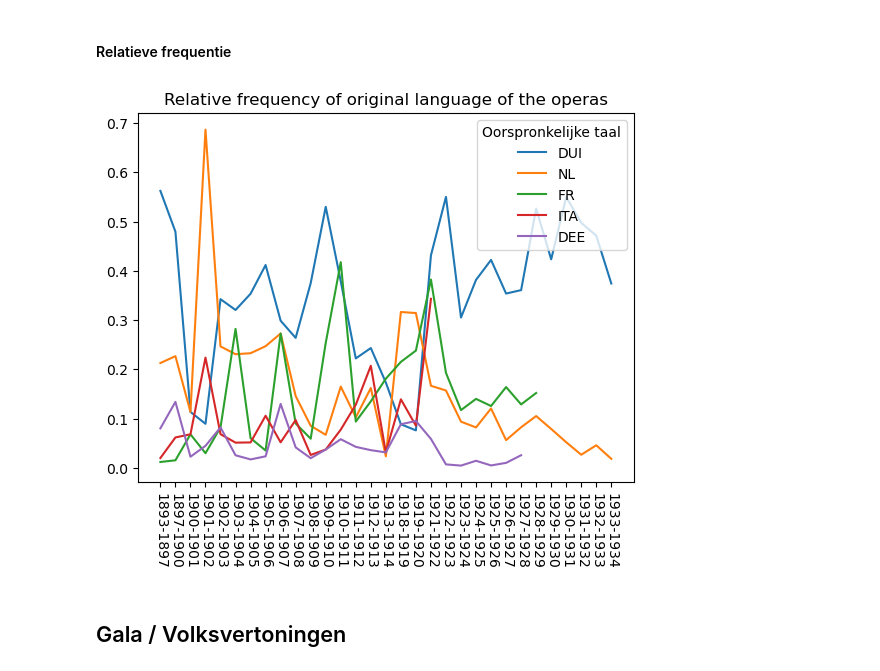
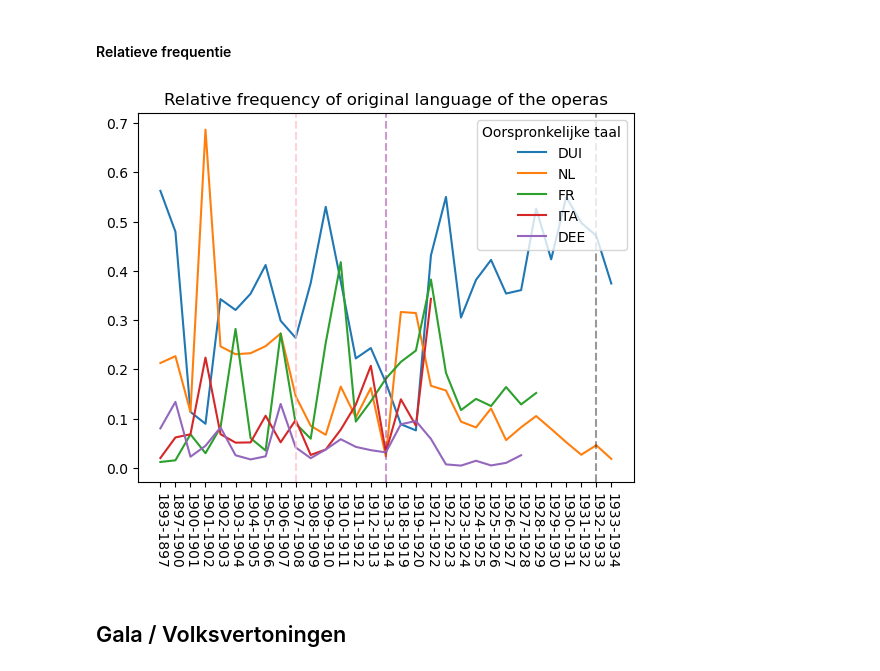
Before and after one commit to MonaDT/OPERA, a Jupyter notebook: Data_exploration.ipynb, the cells around one changed output. Cells and saved outputs as stored; diff of their text form; code cells hidden in the pictures.

```diff
--- a/Data_exploration.ipynb
+++ b/Data_exploration.ipynb
@@ -92,28 +93,31 @@ def obtain_rel_freq(taal): #de taal neemt dus de vorm aan van één van die dfs
 # %%
 rel_ned = obtain_rel_freq(NL)
 rel_dui = obtain_rel_freq(DUI)
 rel_fr = obtain_rel_freq(FR)
 rel_ita = obtain_rel_freq(ITA)
 rel_dee = obtain_rel_freq(DEE)
 
 Iksas = list(df['Collectie'].unique())
-#import matplotlib.pyplot as plt
 
 #plot each series
 plt.plot(Iksas, rel_dui, label = 'DUI')
 plt.plot(rel_ned,label = 'NL')
 plt.plot(rel_fr,label = 'FR')
 plt.plot(rel_ita, label = 'ITA')
 plt.plot(rel_dee,label = 'DEE')
 plt.plot()
 
 plt.legend(loc = 'upper right', title='Oorspronkelijke taal')
 plt.title('Relative frequency of original language of the operas')
 plt.xticks(rotation=-90)
+plt.axvline(x='1932-1933', color = 'black', alpha = 0.4, linestyle = '--', label = 'Théatre royal sluit de deuren')
+plt.axvline(x='1913-1914', color = 'purple', alpha = 0.4, linestyle = '--', label = 'Sluiting tijdens WOI')
+plt.axvline(x='1907-1908', color = 'pink', alpha = 0.7, linestyle = '--', label = 'opening nieuwe schouwburg')
+
 #display plot
 plt.show()
 # %% [output]
-[figure, old version]
+[figure, new version]
 # %% [markdown]
 ## Gala / Volksvertoningen
 # %%
```
Also changed, not shown: parts of 8 cells of this notebook, 2 other files.
